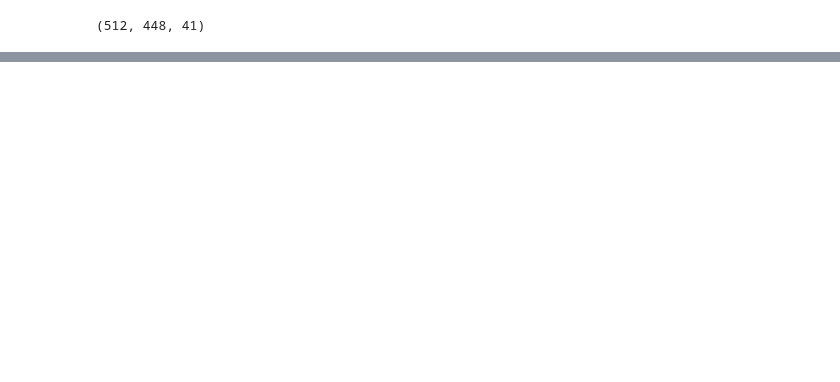
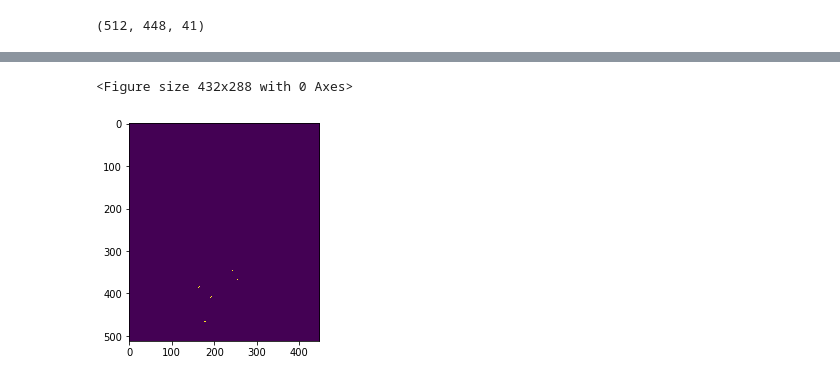
Before and after one commit to marmohamed/Multi-Modal-Fusion-For-3d-Object-Detection, a Jupyter notebook: src/Notebooks/test new data classes.ipynb, the cells around one changed output, grey strips where cells are left out. Cells and saved outputs as stored; diff of their text form; code cells hidden in the pictures; blank space fills up the shorter version.

```diff
--- a/src/Notebooks/test new data classes.ipynb
+++ b/src/Notebooks/test new data classes.ipynb
@@ -262,0 +209,15 @@ np.max(lidar_image), np.min(lidar_image)
+# %%
+plt.clf()
+fig,ax = plt.subplots(1)
+
+img = (lidar_image*255. + 0.)
+
+# img = lidar_image[:, :, 0] > 0.7
+img = img[:, :, 0] > 180
+
+
+ax.imshow(img)
+plt.show()
+# %% [output]
+<Figure size 432x288 with 0 Axes>
+[figure, added]
```
Also changed, not shown: parts of 14 cells of this notebook, 9 other files.
